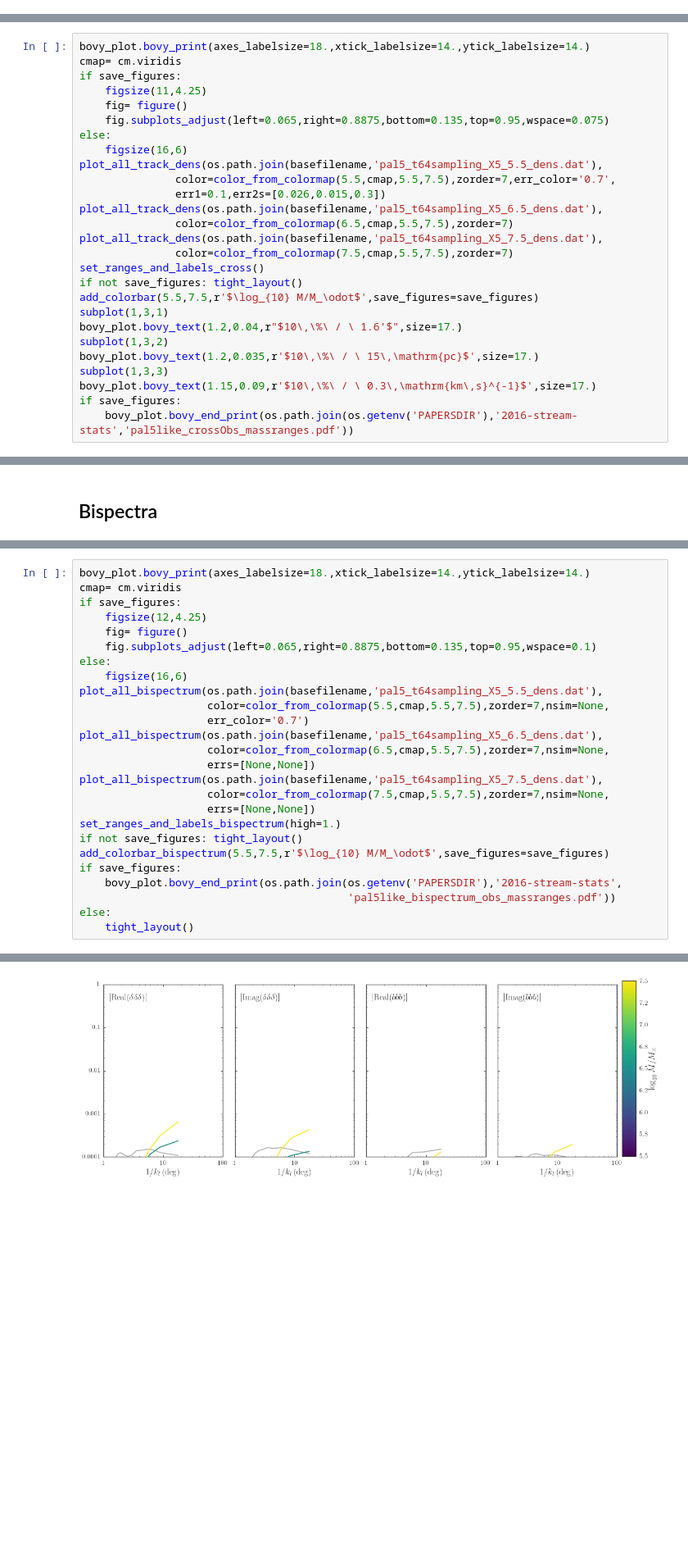
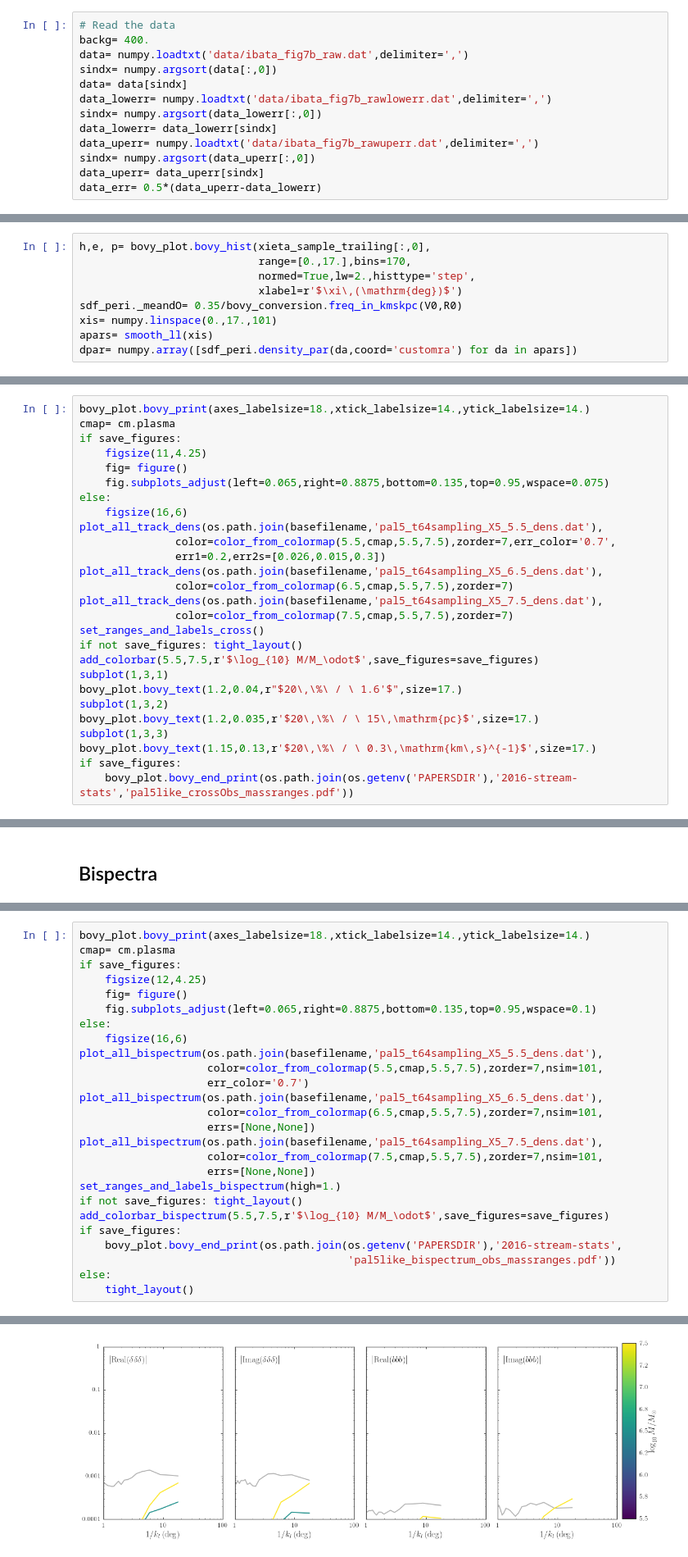
Before and after one commit to jobovy/streamgap-pepper, a Jupyter notebook: StreamPepperAnalysisPal5LikeObserved.ipynb, the cells around one changed output, grey strips where cells are left out. Shown at 82% size. Saved outputs shown, nothing was run; the diff lists cells and outputs as text; blank space fills up the shorter version.

```diff
--- a/StreamPepperAnalysisPal5LikeObserved.ipynb
+++ b/StreamPepperAnalysisPal5LikeObserved.ipynb
@@ -347,0 +399,13 @@ def add_colorbar(vmin,vmax,clabel,save_figures=False):
+# %%
+# Read the data
+backg= 400.
+data= numpy.loadtxt('data/ibata_fig7b_raw.dat',delimiter=',')
+sindx= numpy.argsort(data[:,0])
+data= data[sindx]
+data_lowerr= numpy.loadtxt('data/ibata_fig7b_rawlowerr.dat',delimiter=',')
+sindx= numpy.argsort(data_lowerr[:,0])
+data_lowerr= data_lowerr[sindx]
+data_uperr= numpy.loadtxt('data/ibata_fig7b_rawuperr.dat',delimiter=',')
+sindx= numpy.argsort(data_uperr[:,0])
+data_uperr= data_uperr[sindx]
+data_err= 0.5*(data_uperr-data_lowerr)
@@ -347,0 +618,9 @@ def add_colorbar(vmin,vmax,clabel,save_figures=False):
+# %%
+h,e, p= bovy_plot.bovy_hist(xieta_sample_trailing[:,0],
+                            range=[0.,17.],bins=170,
+                            normed=True,lw=2.,histtype='step',
+                            xlabel=r'$\xi\,(\mathrm{deg})$')
+sdf_peri._meandO= 0.35/bovy_conversion.freq_in_kmskpc(V0,R0)
+xis= numpy.linspace(0.,17.,101)
+apars= smooth_ll(xis)
+dpar= numpy.array([sdf_peri.density_par(da,coord='customra') for da in apars])
@@ -480,7 +1013,7 @@ if save_figures:
 [figure]
 # %%
 bovy_plot.bovy_print(axes_labelsize=18.,xtick_labelsize=14.,ytick_labelsize=14.)
-cmap= cm.viridis
+cmap= cm.plasma
 if save_figures:
     figsize(11,4.25)
     fig= figure()
@@ -489,7 +1022,7 @@ else:
     figsize(16,6)
 plot_all_track_dens(os.path.join(basefilename,'pal5_t64sampling_X5_5.5_dens.dat'),
                color=color_from_colormap(5.5,cmap,5.5,7.5),zorder=7,err_color='0.7',
-               err1=0.1,err2s=[0.026,0.015,0.3])
+               err1=0.2,err2s=[0.026,0.015,0.3])
 plot_all_track_dens(os.path.join(basefilename,'pal5_t64sampling_X5_6.5_dens.dat'),
                color=color_from_colormap(6.5,cmap,5.5,7.5),zorder=7)
 plot_all_track_dens(os.path.join(basefilename,'pal5_t64sampling_X5_7.5_dens.dat'),
@@ -498,11 +1031,11 @@ set_ranges_and_labels_cross()
 if not save_figures: tight_layout()
 add_colorbar(5.5,7.5,r'$\log_{10} M/M_\odot$',save_figures=save_figures)
 subplot(1,3,1)
-bovy_plot.bovy_text(1.2,0.04,r"$10\,\%\ / \ 1.6'$",size=17.)
+bovy_plot.bovy_text(1.2,0.04,r"$20\,\%\ / \ 1.6'$",size=17.)
 subplot(1,3,2)
-bovy_plot.bovy_text(1.2,0.035,r'$10\,\%\ / \ 15\,\mathrm{pc}$',size=17.)
+bovy_plot.bovy_text(1.2,0.035,r'$20\,\%\ / \ 15\,\mathrm{pc}$',size=17.)
 subplot(1,3,3)
-bovy_plot.bovy_text(1.15,0.09,r'$10\,\%\ / \ 0.3\,\mathrm{km\,s}^{-1}$',size=17.)
+bovy_plot.bovy_text(1.15,0.13,r'$20\,\%\ / \ 0.3\,\mathrm{km\,s}^{-1}$',size=17.)
 if save_figures:
     bovy_plot.bovy_end_print(os.path.join(os.getenv('PAPERSDIR'),'2016-stream-stats','pal5like_crossObs_massranges.pdf'))
 # %% [output]
@@ -653,7 +1180,7 @@ def add_colorbar_bispectrum(vmin,vmax,clabel,save_figures=False):
     return None
 # %%
 bovy_plot.bovy_print(axes_labelsize=18.,xtick_labelsize=14.,ytick_labelsize=14.)
-cmap= cm.viridis
+cmap= cm.plasma
 if save_figures:
     figsize(12,4.25)
     fig= figure()
@@ -661,13 +1188,13 @@ if save_figures:
 else:
     figsize(16,6)
 plot_all_bispectrum(os.path.join(basefilename,'pal5_t64sampling_X5_5.5_dens.dat'),
-                    color=color_from_colormap(5.5,cmap,5.5,7.5),zorder=7,nsim=None,
+                    color=color_from_colormap(5.5,cmap,5.5,7.5),zorder=7,nsim=101,
                     err_color='0.7')
 plot_all_bispectrum(os.path.join(basefilename,'pal5_t64sampling_X5_6.5_dens.dat'),
-                    color=color_from_colormap(6.5,cmap,5.5,7.5),zorder=7,nsim=None,
+                    color=color_from_colormap(6.5,cmap,5.5,7.5),zorder=7,nsim=101,
                     errs=[None,None])
 plot_all_bispectrum(os.path.join(basefilename,'pal5_t64sampling_X5_7.5_dens.dat'),
-                    color=color_from_colormap(7.5,cmap,5.5,7.5),zorder=7,nsim=None,
+                    color=color_from_colormap(7.5,cmap,5.5,7.5),zorder=7,nsim=101,
                     errs=[None,None])
 set_ranges_and_labels_bispectrum(high=1.)
 if not save_figures: tight_layout()
@@ -685,4 +1208,4 @@ WARNING: Using fewer than 1,000 (285) simulations to compute medians from /Users
-[figure, old version]
+[figure, new version]
 # %%
 bovy_plot.bovy_print(axes_labelsize=18.,xtick_labelsize=14.,ytick_labelsize=14.)
 figsize(16,6)
```
Also changed, not shown: parts of 27 cells of this notebook.
